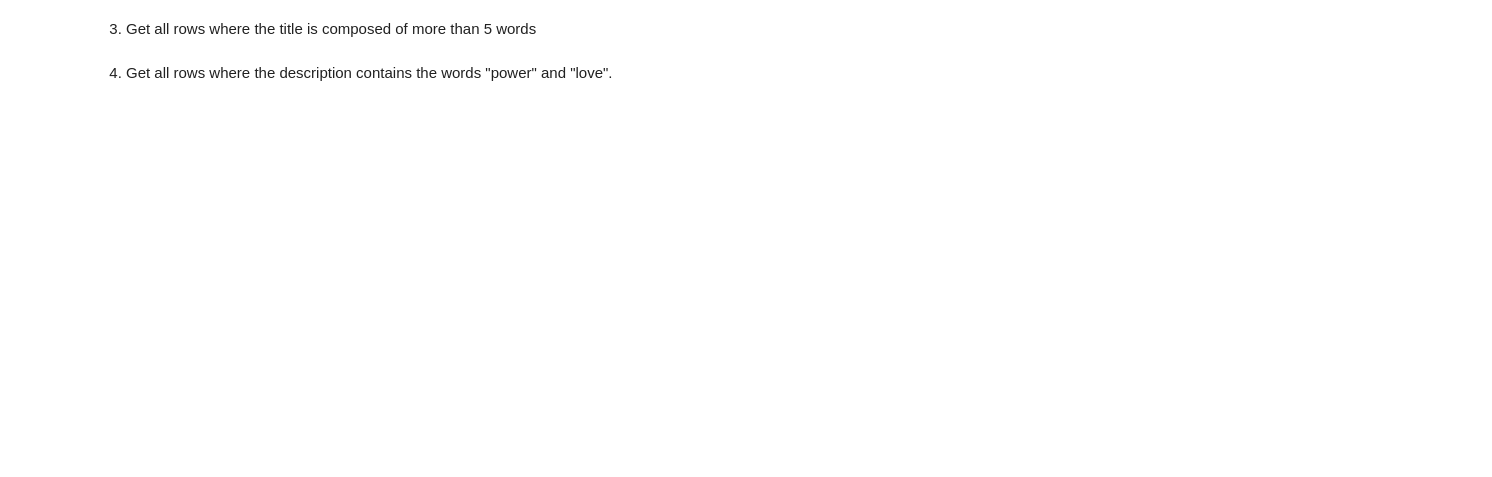
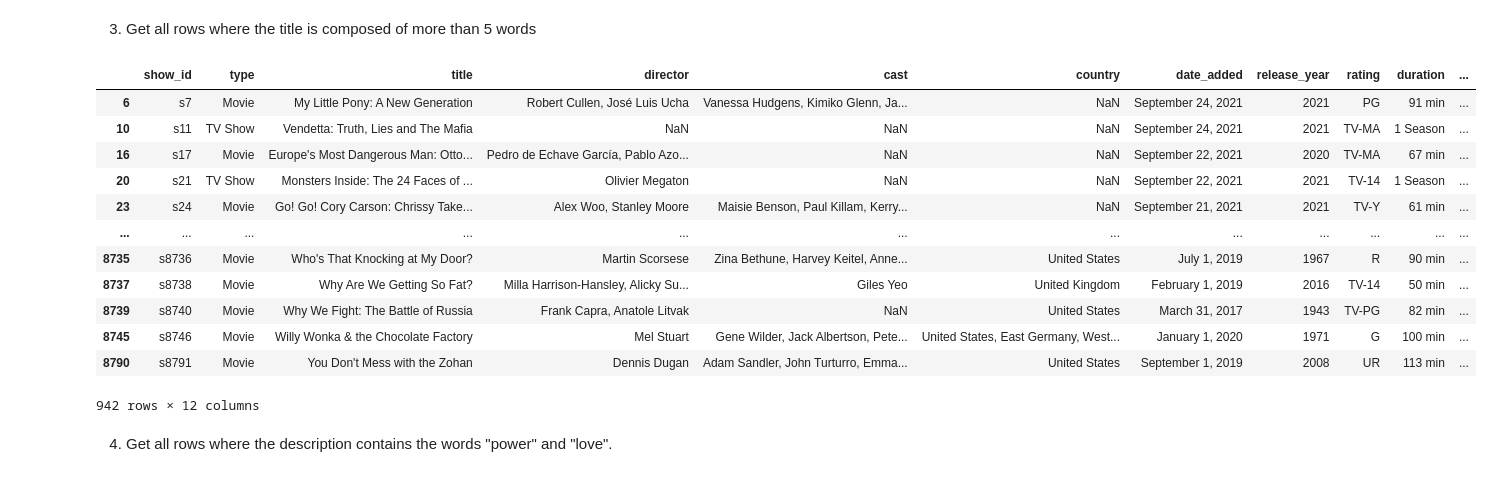
Before and after one commit to ahayasic/workshop-pandas-zero-to-hero, a Jupyter notebook: 02-string-manipulation.ipynb, the cells around one changed output. Saved outputs shown, nothing was run; the diff lists cells and outputs as text; code cells hidden in the pictures; blank space fills up the shorter version.

```diff
--- a/02-string-manipulation.ipynb
+++ b/02-string-manipulation.ipynb
@@ -394,4 +434,20 @@ df.head()
 # %% [markdown]
 3. Get all rows where the title is composed of more than 5 words
+# %%
+df[df['title'].str.split().str.len() > 5]
+# %% [output]
+|  | show_id | type | title | director | cast | country | date_added | release_year | rating | duration | ... |
+| 6 | s7 | Movie | My Little Pony: A New Generation | Robert Cullen, José Luis Ucha | Vanessa Hudgens, Kimiko Glenn, Ja... | NaN | September 24, 2021 | 2021 | PG | 91 min | ... |
+| 10 | s11 | TV Show | Vendetta: Truth, Lies and The Mafia | NaN | NaN | NaN | September 24, 2021 | 2021 | TV-MA | 1 Season | ... |
+| 16 | s17 | Movie | Europe's Most Dangerous Man: Otto... | Pedro de Echave García, Pablo Azo... | NaN | NaN | September 22, 2021 | 2020 | TV-MA | 67 min | ... |
+| 20 | s21 | TV Show | Monsters Inside: The 24 Faces of ... | Olivier Megaton | NaN | NaN | September 22, 2021 | 2021 | TV-14 | 1 Season | ... |
+| 23 | s24 | Movie | Go! Go! Cory Carson: Chrissy Take... | Alex Woo, Stanley Moore | Maisie Benson, Paul Killam, Kerry... | NaN | September 21, 2021 | 2021 | TV-Y | 61 min | ... |
+| ... | ... | ... | ... | ... | ... | ... | ... | ... | ... | ... | ... |
+| 8735 | s8736 | Movie | Who's That Knocking at My Door? | Martin Scorsese | Zina Bethune, Harvey Keitel, Anne... | United States | July 1, 2019 | 1967 | R | 90 min | ... |
+| 8737 | s8738 | Movie | Why Are We Getting So Fat? | Milla Harrison-Hansley, Alicky Su... | Giles Yeo | United Kingdom | February 1, 2019 | 2016 | TV-14 | 50 min | ... |
+| 8739 | s8740 | Movie | Why We Fight: The Battle of Russia | Frank Capra, Anatole Litvak | NaN | United States | March 31, 2017 | 1943 | TV-PG | 82 min | ... |
+| 8745 | s8746 | Movie | Willy Wonka & the Chocolate Factory | Mel Stuart | Gene Wilder, Jack Albertson, Pete... | United States, East Germany, West... | January 1, 2020 | 1971 | G | 100 min | ... |
+| 8790 | s8791 | Movie | You Don't Mess with the Zohan | Dennis Dugan | Adam Sandler, John Turturro, Emma... | United States | September 1, 2019 | 2008 | UR | 113 min | ... |
+942 rows × 12 columns
 # %% [markdown]
 4. Get all rows where the description contains the words "power" and "love".
```
Also changed, not shown: parts of 17 cells of this notebook, 3 other files.
